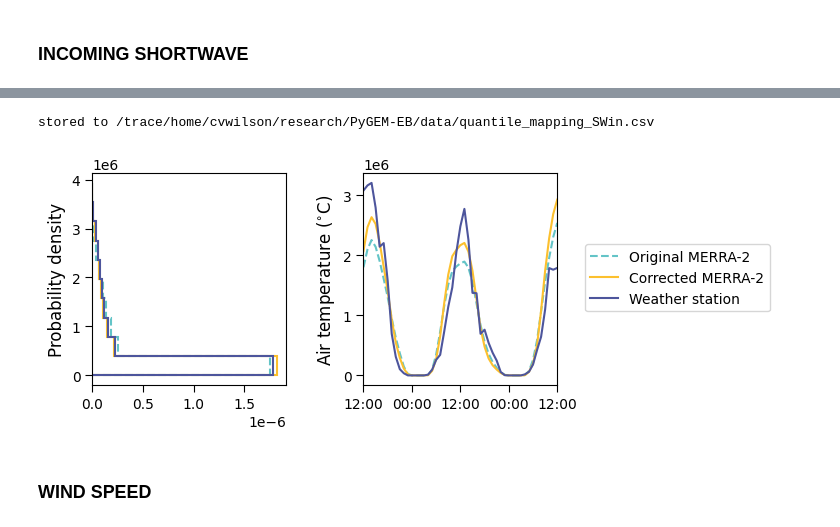
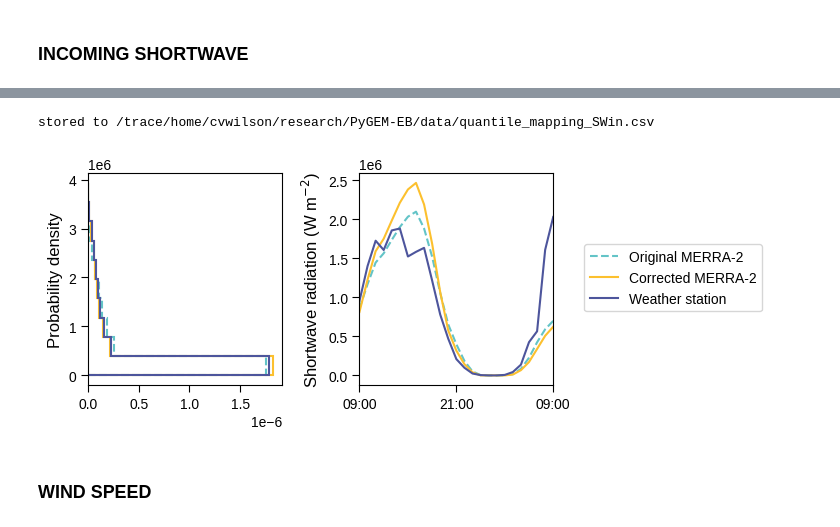
Before and after one commit to clairevwilson/PEBSI, a Jupyter notebook: figs_climate.ipynb, the cells around one changed output, grey strips where cells are left out. Drawn from its saved outputs; the diff is of its cells as text; code cells hidden in the pictures.

```diff
--- a/figs_climate.ipynb
+++ b/figs_climate.ipynb
@@ -17,9 +17,9 @@ fp_MERRA = fp_base + 'research/climate_data/MERRA2/'
 fp_AWS = fp_base + 'research/climate_data/AWS/'
 fn_MERRA = fp_MERRA + 'VAR/MERRA2_VAR_60_-150.nc'
 fn_MERRA_gp = fp_MERRA + 'MERRA2constants.nc4'
-fn_CLAWS = fp_AWS + 'Preprocessed/gulkana2024.csv'
-fn_nunatak = fp_AWS + 'gulkana_1/1725/LVL2/gulkana1725_hourly_LVL2_ALL.csv'
-fn_ridge = fp_AWS + 'gulkana_1/1480/LVL2/gulkana1480_hourly_LVL2_ALL.csv'
+fn_CLAWS = fp_AWS + 'Processed/gulkana2024.csv'
+fn_nunatak = fp_AWS + 'Raw/gulkana/1725/LVL2/gulkana1725_hourly_LVL2_ALL.csv'
+fn_ridge = fp_AWS + 'Raw/gulkana/1480/LVL2/gulkana1480_hourly_LVL2_ALL.csv'
 store_quantiles_fn = fp_base + 'research/PyGEM-EB/data/quantile_mapping_VAR.csv'
 store_fig_fn = fp_base.replace('home/','group/rounce/') + 'Output/all_quantile_mapping.png'
 
@@ -69,7 +67,7 @@ def quantile_mapping(data_AWS,data_MERRA,var=None):
         fn = store_quantiles_fn.replace('VAR',var)
         df = pd.DataFrame({'sorted': data_MERRA_sorted, 'mapping': quantile_map})
         print('stored to', fn)
-        df.to_csv(fn)
+        # df.to_csv(fn)
 
     return data_MERRA_sorted, quantile_map
 
@@ -297,19 +295,19 @@ SWin_MERRA2 = SWin_MERRA2.interp(time=pd.to_datetime(dates_data))
 SWin_nunatak = SWin_nunatak.loc[dates_data]
 SWin_nunatak = SWin_nunatak.groupby(level=0).mean()
 # %%
-# SWin_MERRA2 = SWin_MERRA2.isel(time=np.arange(len(dates_data))[5:])
-# SWin_nunatak = SWin_nunatak.iloc[:-5]
-# SWin_nunatak.index = SWin_nunatak.index + pd.Timedelta(hours=5)
-# time = pd.date_range('2013-05-20','2013-05-22',freq='h')
-# time = pd.date_range(dates_data[1200], dates_data[1224],freq='h')
-# plt.scatter(SWin_nunatak.index, SWin_nunatak.values, label='Nunatak')
-# plt.scatter(SWin_MERRA2.time.values, SWin_MERRA2.values, label='MERRA2')
-# plt.xlim(time[0], time[-1])
-# plt.legend()
-# plt.show()
-# plt.scatter(SWin_nunatak.index.hour, SWin_nunatak.values)
+SWin_MERRA2 = SWin_MERRA2.isel(time=np.arange(len(dates_data))[5:])
+SWin_nunatak = SWin_nunatak.iloc[:-5]
+SWin_nunatak.index = SWin_nunatak.index # + pd.Timedelta(hours=5)
+time = pd.date_range('2013-05-20','2013-05-22',freq='h')
+time = pd.date_range(dates_data[1200], dates_data[1224],freq='h')
+plt.scatter(SWin_nunatak.index, SWin_nunatak.values, label='Nunatak')
+plt.scatter(SWin_MERRA2.time.values, SWin_MERRA2.values, label='MERRA2')
+plt.xlim(time[0], time[-1])
+plt.legend()
+plt.show()
+plt.scatter(SWin_nunatak.index.hour, SWin_nunatak.values)
 
-# plt.scatter(SWin_nunatak.index.hour, SWin_MERRA2.values)
+plt.scatter(SWin_nunatak.index.hour, SWin_MERRA2.values)
 
-# plt.xlabel('Hour of day')
-# plt.ylabel('Incoming Shortwave')
+plt.xlabel('Hour of day')
+plt.ylabel('Incoming Shortwave')
@@ -316,33 +318,33 @@ SWin_nunatak = SWin_nunatak.groupby(level=0).mean()
 # %%
 # Filter 0s
 # index_not0 = np.where((SWin_MERRA2.values > 0) & (SWin_nunatak.values > 0))[0]
 # index_not0 = np.arange(len(SWin_nunatak.index))
 # all_SWin = all_SWin[np.where(all_SWin > 0)[0]]
 
 # Specify X and y
 X_SWin = SWin_nunatak.values # [index_not0]
 y_SWin = SWin_MERRA2.values # [index_not0]
 
 # Save quantiles
 sorted, mapping = quantile_mapping(X_SWin, y_SWin, 'SWin')
 
 # Plot
 # fig, axes = plot_scatter(X_SWin, y_SWin, all_SWin, [0,3.5e6], var='SWin', plot_kde=False)
 # fig.supylabel('Incoming shortwave radiation (J/m$^{2}$)')
 # plt.show()
 
 raw = SWin_MERRA2.sel(time=time).values # temp_MERRA2.values[time_idx]
 adj = np.interp(raw, sorted, mapping)
 aws = SWin_nunatak.loc[time] # temp_nunatak.iloc[time_idx]
 timed = (time, raw, adj, aws)
 fig, axes = plot_quantile(X_SWin, y_SWin, all_SWin, timed, plot_kde=False)
 axes[0].set_ylabel('Probability density', fontsize=12)
-axes[-1].set_ylabel('Air temperature ($^{\circ}$C)',fontsize=12)
+axes[-1].set_ylabel('Shortwave radiation (W m$^{-2}$)',fontsize=12)
 plt.savefig('/trace/group/rounce/cvwilson/Output/SWin_adjustment.png',dpi=200,bbox_inches='tight')
 plt.show()
 # %% [output]
 stored to /trace/home/cvwilson/research/PyGEM-EB/data/quantile_mapping_SWin.csv
-[figure, old version]
+[figure, new version]
 # %%
 MAE_SWin_before = np.mean(np.abs(y_SWin - X_SWin))
 ME_SWin_before = np.mean(y_SWin - X_SWin)
```
Also changed, not shown: parts of 9 cells of this notebook, 7 other files.
